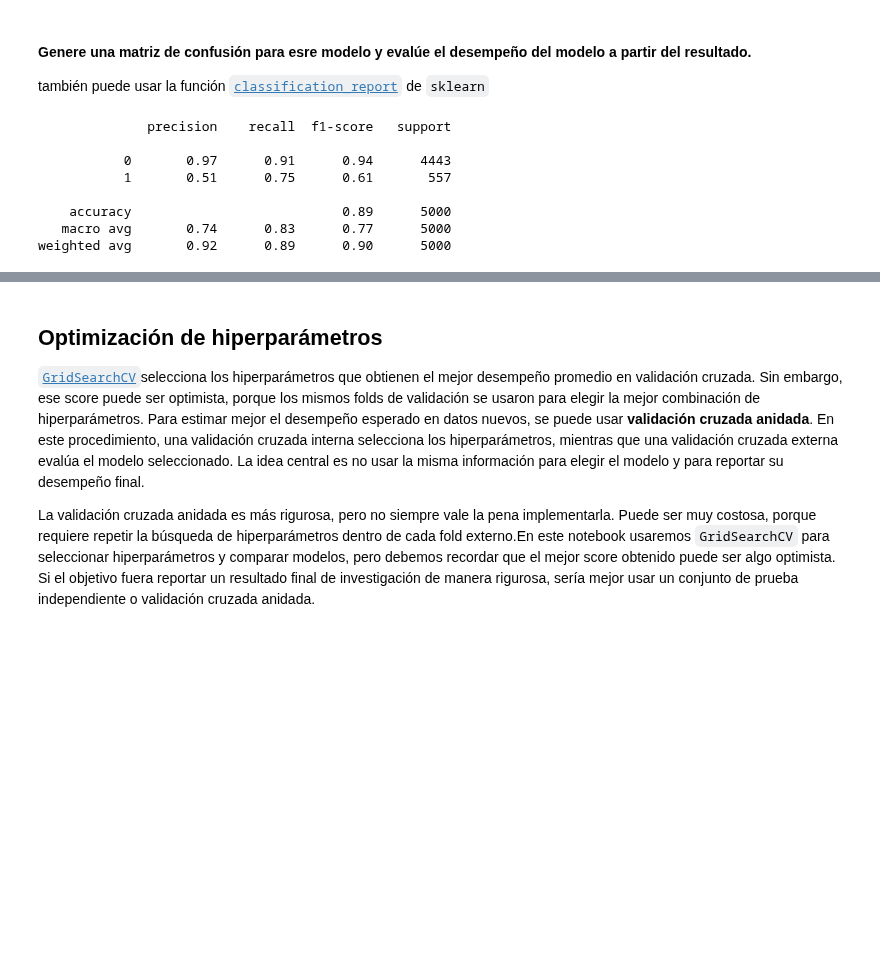
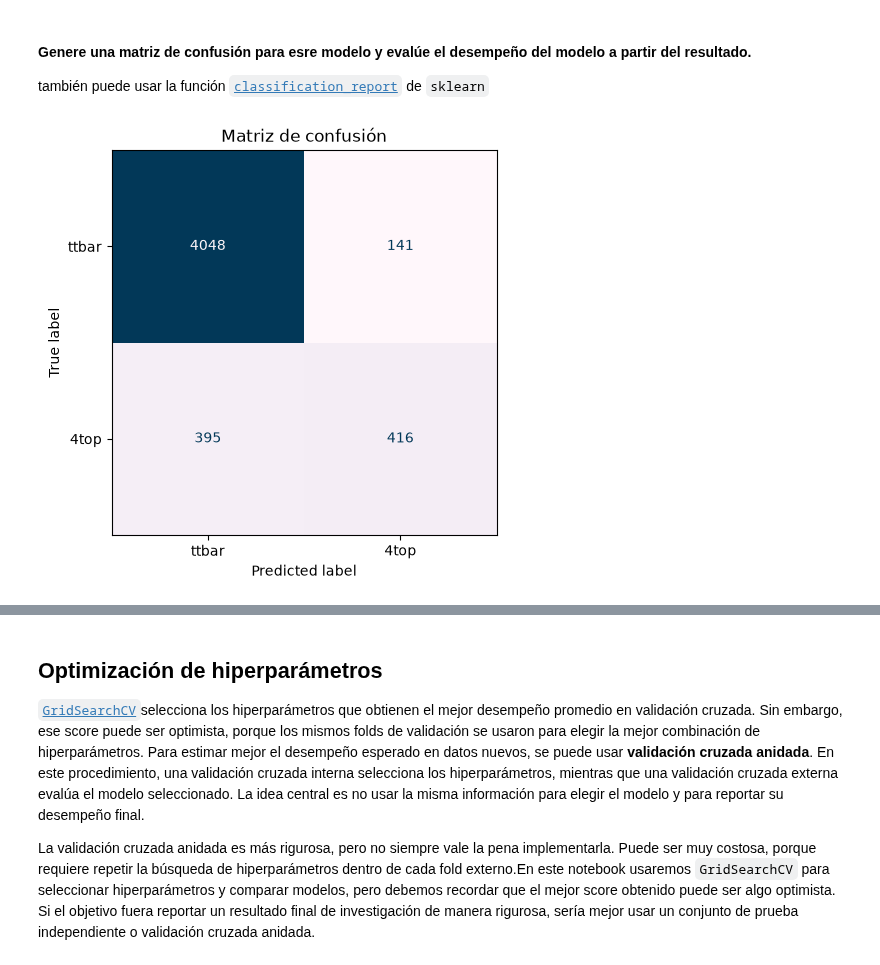
Before and after one commit to tobi557/ML_USM, a Jupyter notebook: Actividades/Semana05_SVM.ipynb, the cells around one changed output, grey strips where cells are left out. Drawn from its saved outputs; the diff is of its cells as text; code cells hidden in the pictures; blank space fills up the shorter version.

```diff
--- a/Actividades/Semana05_SVM.ipynb
+++ b/Actividades/Semana05_SVM.ipynb
@@ -457,14 +457,20 @@ ypred_linear = cross_val_predict(
 #### Genere una matriz de confusión para esre modelo y evalúe el desempeño del modelo a partir del resultado.
 
 también puede usar la función [`classification_report`](https://scikit-learn.org/stable/modules/generated/sklearn.metrics.classification_report.html) de `sklearn`
-# %%
-print(metrics.classification_report(ypred_linear, target))
-# %% [output]
-              precision    recall  f1-score   support
-
-           0       0.97      0.91      0.94      4443
-           1       0.51      0.75      0.61       557
-
-    accuracy                           0.89      5000
-   macro avg       0.74      0.83      0.77      5000
-weighted avg       0.92      0.89      0.90      5000
+# %%
+from sklearn.metrics import ConfusionMatrixDisplay, confusion_matrix
+cm = confusion_matrix(target, ypred_linear)
+
+# 2. Plot erstellen
+fig, ax = plt.subplots(figsize=(5, 5))
+disp = ConfusionMatrixDisplay(
+    confusion_matrix=cm, display_labels=["ttbar", "4top"]
+)
+
+# 3. Darstellen (z. B. mit der Colormap 'PuBu' oder 'Blues')
+disp.plot(cmap="PuBu", ax=ax, colorbar=False)
+
+plt.title("Matriz de confusión")
+plt.show()
+# %% [output]
+[figure, added]
```
Also changed, not shown: parts of 2 cells of this notebook.
